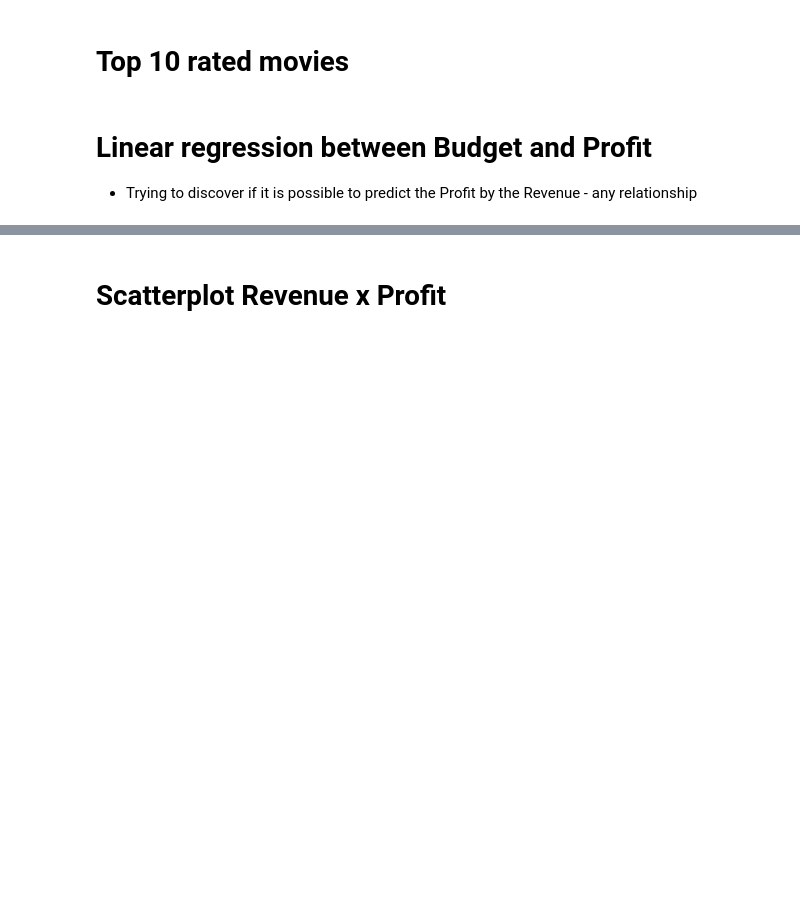
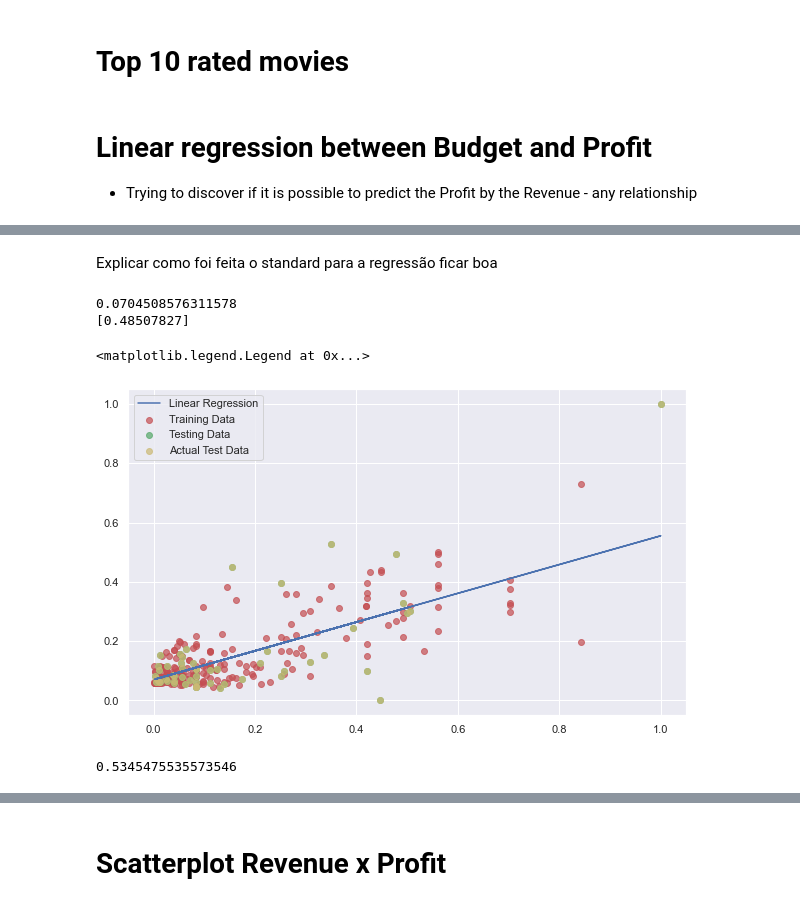
Before and after one commit to gabieller/MoviesDataBase, a Jupyter notebook: graph_analysis.ipynb, the cells around one changed output, grey strips where cells are left out. Drawn from its saved outputs; the diff is of its cells as text; code cells hidden in the pictures; blank space fills up the shorter version.

```diff
--- a/graph_analysis.ipynb
+++ b/graph_analysis.ipynb
@@ -70,6 +72,7 @@ plt.subplots_adjust(wspace=0, hspace=0)
 plt.ylim(1,5)
 sns.set_context("notebook", font_scale=1.5, rc={"lines.linewidth": 2})
 sns.despine(left= True)
+sns.set_style("whitegrid")
 
 
 
@@ -249,0 +253,6 @@ min_thresold = base["Budget"].quantile(0.05)
+# %%
+Q1 = base["Budget"].quantile(0.25)
+Q3 = base["Budget"].quantile(0.75)
+IQR = Q3 - Q1
+
+base = base["Budget"][((base["Budget"] < (Q1 - 1.5 * IQR)) |(base["Budget"] > (Q3 + 1.5 * IQR))).any(axis=1)]
@@ -249,0 +284,6 @@ min_thresold = base["Budget"].quantile(0.05)
+# %%
+min_max_scaler = preprocessing.MinMaxScaler()
+
+base[['Budget','Revenue']] = min_max_scaler.fit_transform(base[['Budget','Revenue']])
+
+print(base["Budget"])
@@ -250,58 +303,68 @@ min_thresold = base["Budget"].quantile(0.05)
+# %% [markdown]
+Explicar como foi feita o standard para a regressão ficar boa
 # %%
-plt.xscale('log')
-plt.yscale('log')
-plt.xlim(100000,10000000000)
-plt.xticks([1e6, 1e7, 1e8, 1e9, 1e10])
-plt.ylim(100000,10000000000)
-plt.yticks([1e5,1e6, 1e7, 1e8, 1e9, 1e10])
+# plt.xscale('log')
+# plt.yscale('log')
+# plt.xlim(100000,10000000000)
+# plt.xticks([1e6, 1e7, 1e8, 1e9, 1e10])
+# plt.ylim(100000,10000000000)
+# plt.yticks([1e5,1e6, 1e7, 1e8, 1e9, 1e10])
+
 # ax = sns.scatterplot(x=base['Revenue'], y=base['Profit'])
-
 # It's necesary to split the data into train and test to a suprevised learning. First the model is train using a speciffic part of data and after the model will be testing in the remain data
-
 #If the size of samples was not specify, the default size is 25% of the data however the best size is 80:20
 
 
-X_train, X_test, y_train, y_test = train_test_split(base.Budget, base.Revenue, train_size = 0.8, test_size = 0.2)
+min_max_scaler = preprocessing.MinMaxScaler()
 
-sorted_index = np.argsort(X_test)
-X_test = X_test[sorted_index]
-y_test = y_test[sorted_index]
+base[['Budget','Profit']] = min_max_scaler.fit_transform(base[['Budget','Profit']])
+
+
+X_train, X_test, y_train, y_test = train_test_split(base.Budget, base.Profit, train_size = 0.8, test_size = 0.2)
+
+
 
 # Ploting the train and test data
-
 plt.scatter(X_train,y_train, label = "Training Data", color = "r", alpha= .7)
 plt.scatter(X_test,y_test, label = "Testing Data", color = "g", alpha= .7)
 plt.legend()
 
 X_train = X_train.values.reshape(-1,1)
 X_test = X_test.values.reshape(-1,1)
 
 #The LinearRegression() model perform all the math involves to build the linear regression line
 regressor = LinearRegression()
 #We fit the data to the Linear Regression Model
 regressor.fit(X_train, y_train)
 
 
 #To retrieve the intercept:
 print(regressor.intercept_)
 #For retrieving the slope:
 print(regressor.coef_)
 #The result of slop equal to 0.85 means that every single change in the profit, the Budget changes 85%
 
 
 #Perform some predictor to test the accuracy of the model. For this, we use the test data
 y_pred = regressor.predict(X_test)
 
 
 plt.plot(X_test,y_pred,label = "Linear Regression", color = "b")
 plt.scatter(X_test,y_test, label = "Actual Test Data", color = "y", alpha=.7)
 plt.legend()
+# %% [output]
+0.0704508576311578
+[0.48507827]
+<matplotlib.legend.Legend at 0x...>
+[figure, added]
 # %%
 # Rsquare ellucidate how the model explain the values (0 to 1)
 #y_test = data given to the model (true)
 #y_pred = values given by the model (not certally true- depends how good is the model)
 
 r2_score(y_test,y_pred)
+# %% [output]
+0.5345475535573546
 # %%
 df = pd.DataFrame({'Actual': y_test, 'Predicted': y_pred})
 df
```
Also changed, not shown: parts of 9 cells of this notebook, 3 other files.
